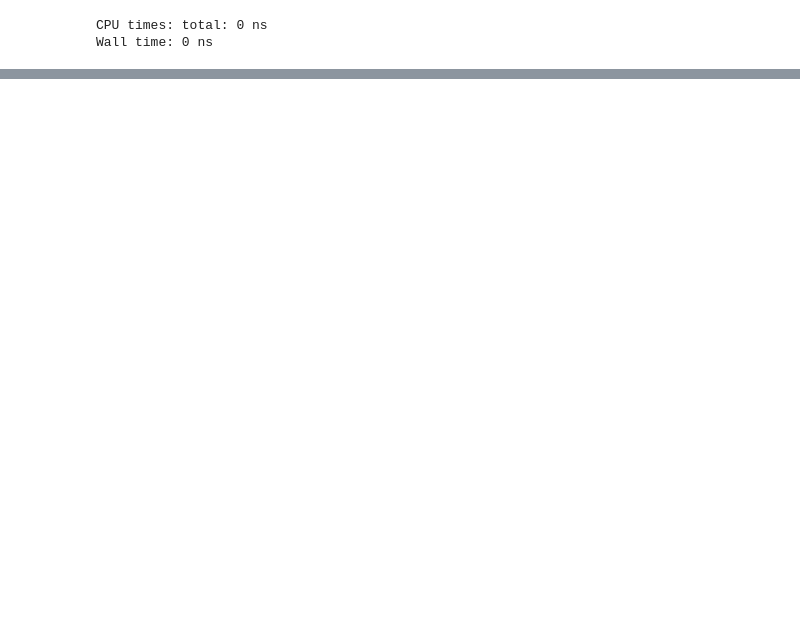
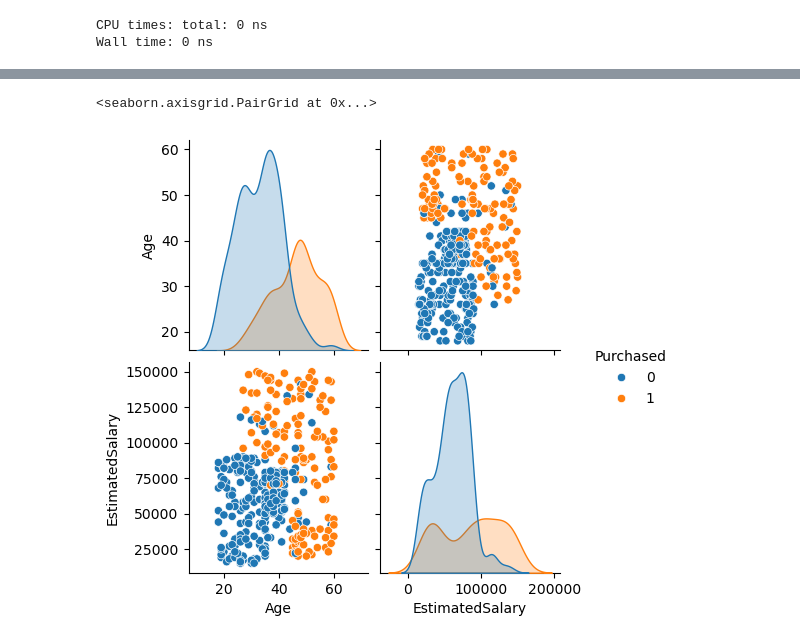
Before and after one commit to Flex1-tech/Implementation-KNN, a Jupyter notebook: club.ipynb, the cells around one changed output, grey strips where cells are left out. Saved outputs shown, nothing was run; the diff lists cells and outputs as text; code cells hidden in the pictures; blank space fills up the shorter version.

```diff
--- a/club.ipynb
+++ b/club.ipynb
@@ -67,0 +143,5 @@ Wall time: 0 ns
+# %%
+sns.pairplot(df, hue="Purchased")
+# %% [output]
+<seaborn.axisgrid.PairGrid at 0x...>
+[figure, added]
```
Also changed, not shown: parts of 25 cells of this notebook.
